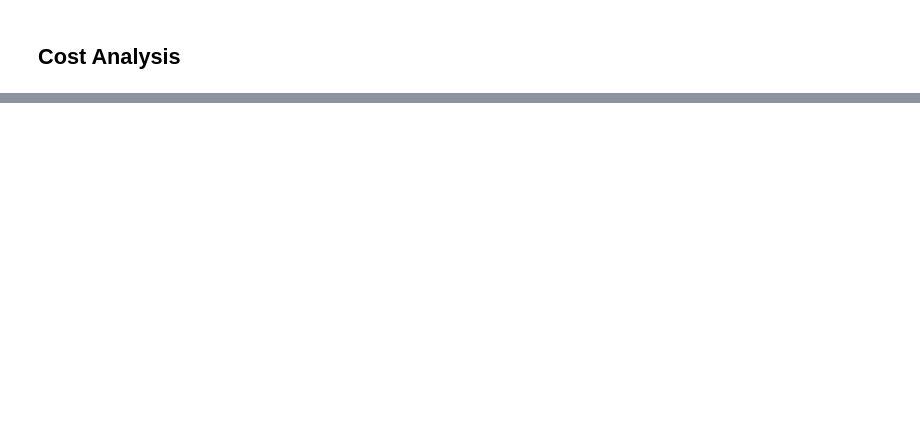
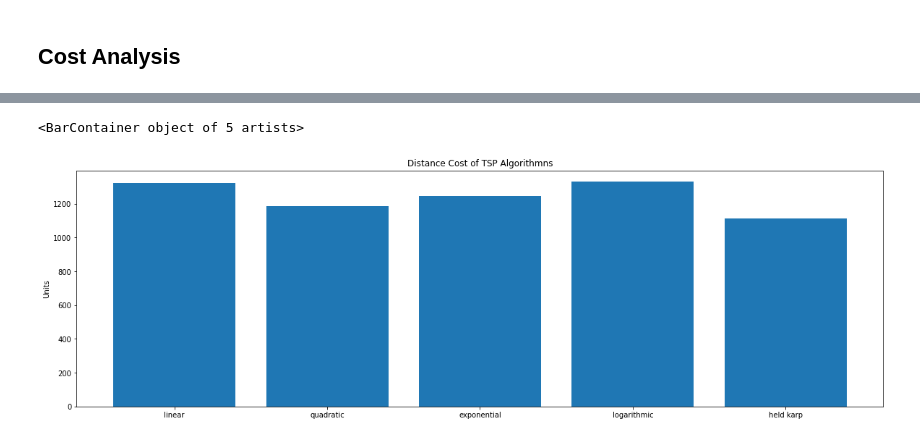
Before and after one commit to e10-atp/TSP-McDonalds, a Jupyter notebook: mcd.ipynb, the cells around one changed output, grey strips where cells are left out. Saved outputs shown, nothing was run; the diff lists cells and outputs as text; code cells hidden in the pictures; blank space fills up the shorter version.

```diff
--- a/mcd.ipynb
+++ b/mcd.ipynb
@@ -666,0 +702,11 @@ sa_total
+# %%
+sa_total['held karp'] = hk_total
+# %%
+k, v = sa_total.keys(), sa_total.values()
+plt.title('Distance Cost of TSP Algorithmns')
+plt.ylabel('Units')
+plt.rcParams["figure.figsize"] = (14,6)
+plt.bar(k, v)
+# %% [output]
+<BarContainer object of 5 artists>
+[figure, added]
```
Also changed, not shown: parts of 16 cells of this notebook.
